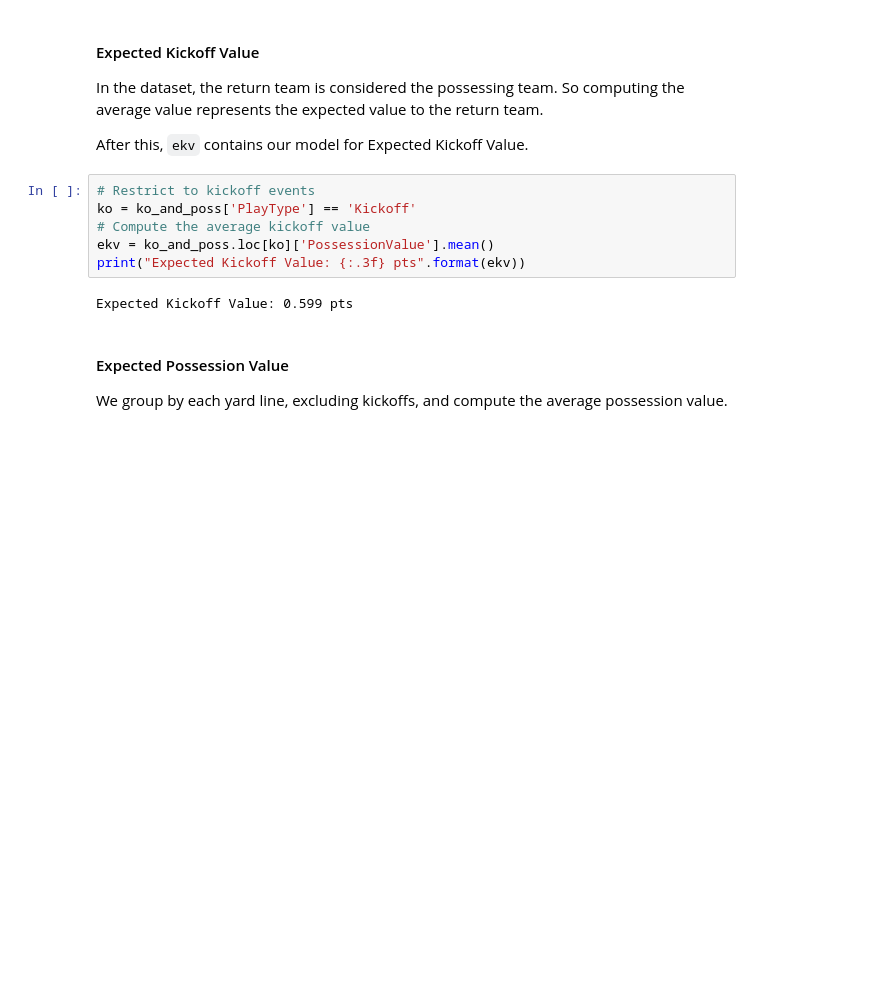
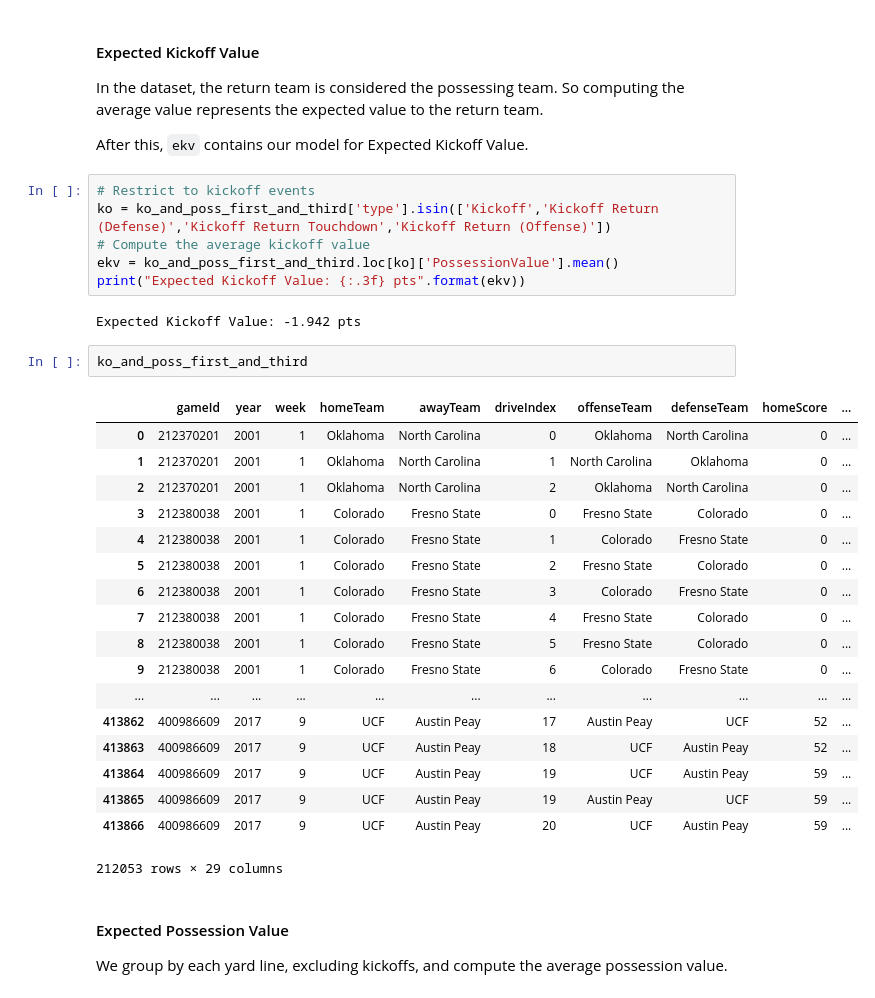
Before and after one commit to ntran16/CalFootball_4thDown, a Jupyter notebook: Cal - 4th Down Bot.ipynb, the cells around one changed output. Saved outputs shown, nothing was run; the diff lists cells and outputs as text; blank space fills up the shorter version.

```diff
--- a/Cal - 4th Down Bot.ipynb
+++ b/Cal - 4th Down Bot.ipynb
@@ -385,12 +351,33 @@ In the dataset, the return team is considered the possessing team.  So computing
 After this, `ekv` contains our model for Expected Kickoff Value.
 # %%
 # Restrict to kickoff events
-ko = ko_and_poss['PlayType'] == 'Kickoff'
+ko = ko_and_poss_first_and_third['type'].isin(['Kickoff','Kickoff Return (Defense)','Kickoff Return Touchdown','Kickoff Return (Offense)'])
 # Compute the average kickoff value
-ekv = ko_and_poss.loc[ko]['PossessionValue'].mean()
+ekv = ko_and_poss_first_and_third.loc[ko]['PossessionValue'].mean()
 print("Expected Kickoff Value: {:.3f} pts".format(ekv))
 # %% [output]
-Expected Kickoff Value: 0.599 pts
+Expected Kickoff Value: -1.942 pts
+# %%
+ko_and_poss_first_and_third
+# %% [output]
+|  | gameId | year | week | homeTeam | awayTeam | driveIndex | offenseTeam | defenseTeam | homeScore | ... |
+| 0 | 212370201 | 2001 | 1 | Oklahoma | North Carolina | 0 | Oklahoma | North Carolina | 0 | ... |
+| 1 | 212370201 | 2001 | 1 | Oklahoma | North Carolina | 1 | North Carolina | Oklahoma | 0 | ... |
+| 2 | 212370201 | 2001 | 1 | Oklahoma | North Carolina | 2 | Oklahoma | North Carolina | 0 | ... |
+| 3 | 212380038 | 2001 | 1 | Colorado | Fresno State | 0 | Fresno State | Colorado | 0 | ... |
+| 4 | 212380038 | 2001 | 1 | Colorado | Fresno State | 1 | Colorado | Fresno State | 0 | ... |
+| 5 | 212380038 | 2001 | 1 | Colorado | Fresno State | 2 | Fresno State | Colorado | 0 | ... |
+| 6 | 212380038 | 2001 | 1 | Colorado | Fresno State | 3 | Colorado | Fresno State | 0 | ... |
+| 7 | 212380038 | 2001 | 1 | Colorado | Fresno State | 4 | Fresno State | Colorado | 0 | ... |
+| 8 | 212380038 | 2001 | 1 | Colorado | Fresno State | 5 | Fresno State | Colorado | 0 | ... |
+| 9 | 212380038 | 2001 | 1 | Colorado | Fresno State | 6 | Colorado | Fresno State | 0 | ... |
+| ... | ... | ... | ... | ... | ... | ... | ... | ... | ... | ... |
+| 413862 | 400986609 | 2017 | 9 | UCF | Austin Peay | 17 | Austin Peay | UCF | 52 | ... |
+| 413863 | 400986609 | 2017 | 9 | UCF | Austin Peay | 18 | UCF | Austin Peay | 52 | ... |
+| 413864 | 400986609 | 2017 | 9 | UCF | Austin Peay | 19 | UCF | Austin Peay | 59 | ... |
+| 413865 | 400986609 | 2017 | 9 | UCF | Austin Peay | 19 | Austin Peay | UCF | 59 | ... |
+| 413866 | 400986609 | 2017 | 9 | UCF | Austin Peay | 20 | UCF | Austin Peay | 59 | ... |
+212053 rows × 29 columns
 # %% [markdown]
 #### Expected Possession Value
 
```
Also changed, not shown: parts of 6 cells of this notebook, 5 other files.
